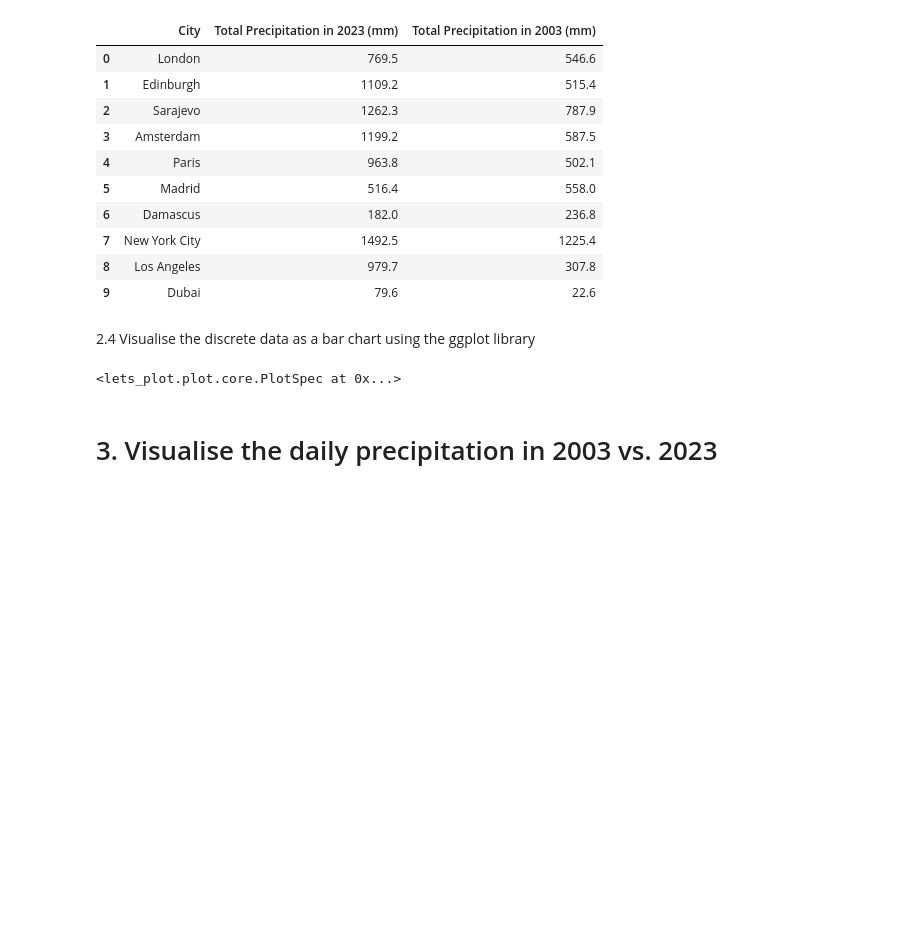
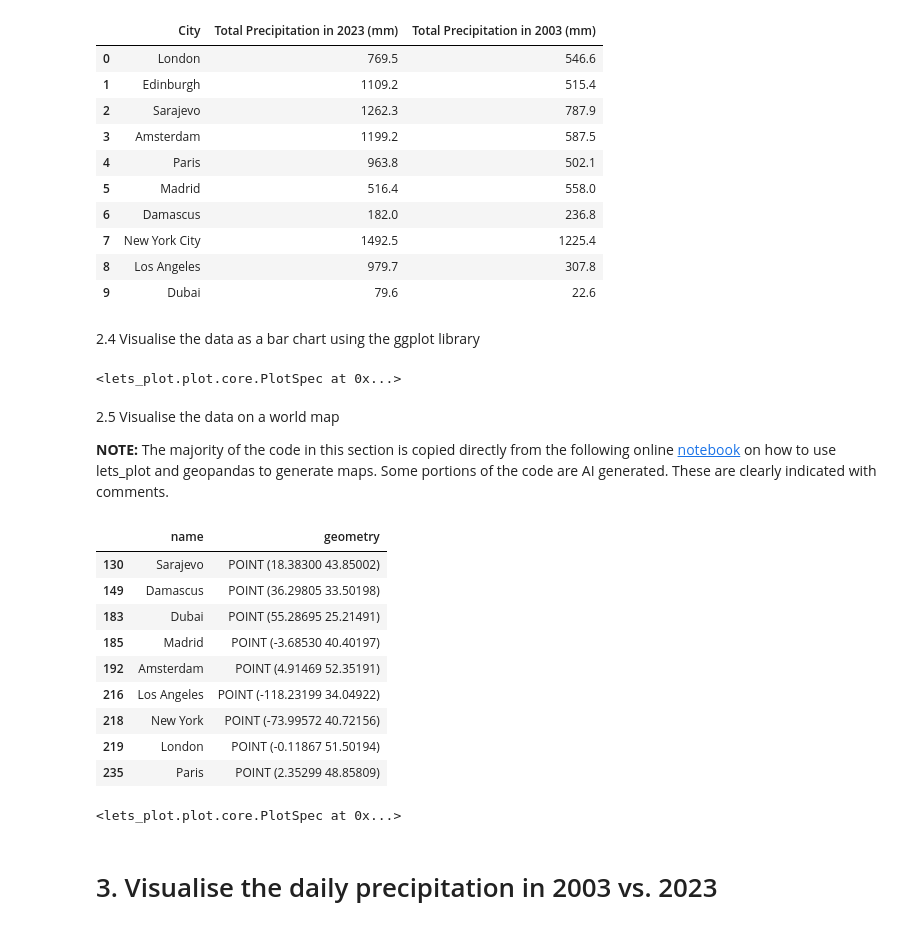
Before and after one commit to nadiabegic/global-weather-analysis, a Jupyter notebook: code/NB02 - Data Analysis.ipynb, the cells around one changed output. Saved outputs shown, nothing was run; the diff lists cells and outputs as text; code cells hidden in the pictures; blank space fills up the shorter version.

Commit message:
Feat: Work in progress! Add a new section which uses the geopandas package to plot the total precipitation of 2023 onto a world map in combination with lets_plot.

```diff
--- a/code/NB02 - Data Analysis.ipynb
+++ b/code/NB02 - Data Analysis.ipynb
@@ -165,7 +166,7 @@ df_total_prec
 | 8 | Los Angeles | 979.7 | 307.8 |
 | 9 | Dubai | 79.6 | 22.6 |
 # %% [markdown]
-2.4 Visualise the discrete data as a bar chart using the ggplot library
+2.4 Visualise the data as a bar chart using the ggplot library
 # %%
 # This is also a partially AI generated code cell, AI was used to melt the dataframe
 
@@ -186,3 +187,27 @@ df_total_prec_melted = df_total_prec.melt(id_vars=['City'],
 )
 # %% [output]
 <lets_plot.plot.core.PlotSpec at 0x...>
+# %% [markdown]
+2.5 Visualise the data on a world map
+
+**NOTE:** The majority of the code in this section is copied directly from the following online [notebook](https://nbviewer.org/github/JetBrains/lets-plot-docs/blob/master/source/examples/cookbook/geopandas_naturalearth.ipynb) on how to use lets_plot and geopandas to generate maps. Some portions of the code are AI generated. These are clearly indicated with comments.
+# %%
+# Code copied from the notebook shared above
+
+def get_naturalearth_data(data_type="admin_0_countries", columns=["NAME", "geometry"]):
+    import shapefile
+    from shapely.geometry import shape
+
+    naturalearth_url = "https://raw.githubusercontent.com/JetBrains/lets-plot-docs/master/" + \
+                       "data/naturalearth/{0}/data.shp?raw=true".format(data_type)
+    sf = shapefile.Reader(naturalearth_url)
+
+    gdf = gpd.GeoDataFrame(
+        [
+            dict(zip([field[0] for field in sf.fields[1:]], record))
+            for record in sf.records()
+        ],
+        geometry=[shape(s) for s in sf.shapes()]
+    )[columns]
+    gdf.columns = [col.lower() for col in gdf.columns]
+    return gdf
@@ -188,0 +216,18 @@ df_total_prec_melted = df_total_prec.melt(id_vars=['City'],
+# %%
+# Partially generated by AI
+# Error here, Edinburgh not showing up in the geopandas dataframe
+
+cities = get_naturalearth_data(data_type="populated_places")
+selected_cities = cities[cities["name"].isin(["London", "Edinburgh", "Sarajevo", "Amsterdam", "Damascus", "Dubai", "New York", "Los Angeles", "Madrid", "Paris"])]
+selected_cities
+# %% [output]
+|  | name | geometry |
+| 130 | Sarajevo | POINT (18.38300 43.85002) |
+| 149 | Damascus | POINT (36.29805 33.50198) |
+| 183 | Dubai | POINT (55.28695 25.21491) |
+| 185 | Madrid | POINT (-3.68530 40.40197) |
+| 192 | Amsterdam | POINT (4.91469 52.35191) |
+| 216 | Los Angeles | POINT (-118.23199 34.04922) |
+| 218 | New York | POINT (-73.99572 40.72156) |
+| 219 | London | POINT (-0.11867 51.50194) |
+| 235 | Paris | POINT (2.35299 48.85809) |
@@ -189,3 +238,12 @@ df_total_prec_melted = df_total_prec.melt(id_vars=['City'],
+# %%
+# Use parameter `map` in `geom_point` to display Point shapes
+(ggplot()
+ + geom_map(map=world)
+ + geom_point(map=selected_cities, color='blue')
+ + ggsize(800, 600) + theme_void() + world_limits
+)
+# %% [output]
+<lets_plot.plot.core.PlotSpec at 0x...>
 # %% [markdown]
 # 3. Visualise the daily precipitation in 2003 vs. 2023
 # %% [markdown]
```
Also changed, not shown: parts of 5 cells of this notebook.
